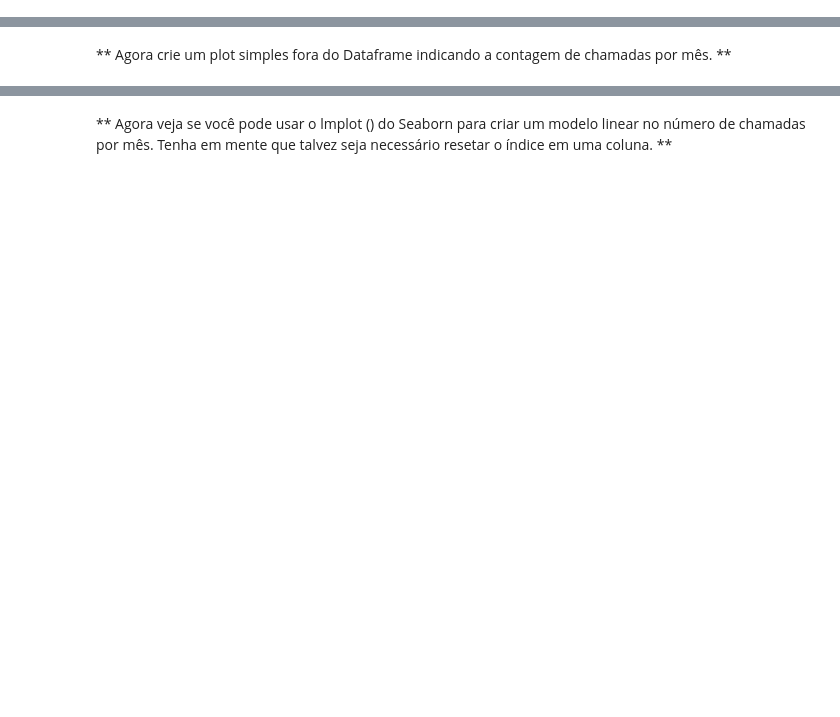
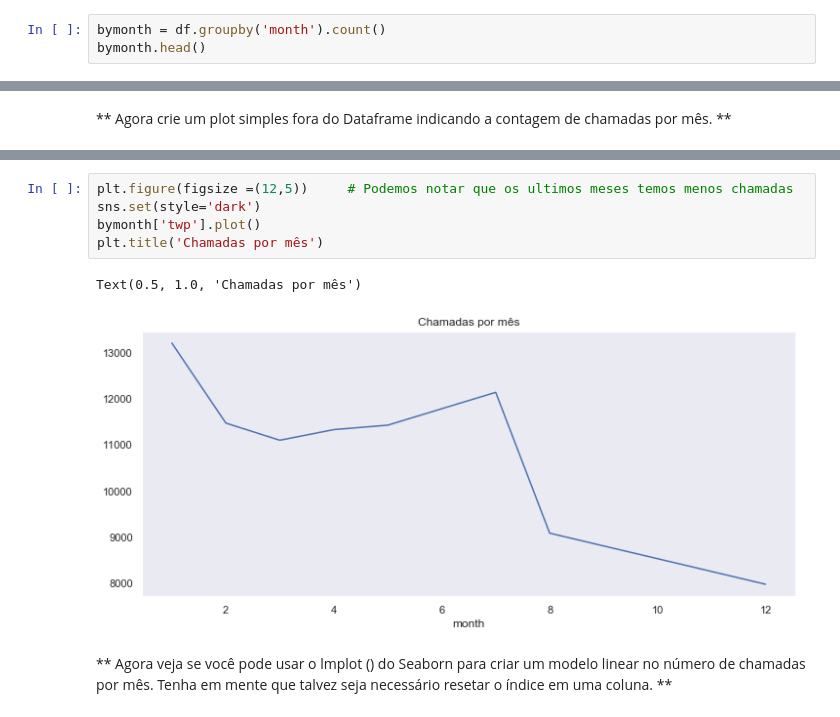
Before and after one commit to NilCordeiro/Analises-Exploratorias, a Jupyter notebook: Projeto de Dados ligação para 911/Projeto - Ligações para o 911.ipynb, the cells around one changed output, grey strips where cells are left out. Drawn from its saved outputs; the diff is of its cells as text; blank space fills up the shorter version.

```diff
--- a/Projeto de Dados ligação para 911/Projeto - Ligações para o 911.ipynb
+++ b/Projeto de Dados ligação para 911/Projeto - Ligações para o 911.ipynb
@@ -204,0 +197,3 @@ _____
+# %%
+bymonth = df.groupby('month').count()
+bymonth.head()
@@ -211,2 +210,10 @@ _____
+# %%
+plt.figure(figsize =(12,5))     # Podemos notar que os ultimos meses temos menos chamadas
+sns.set(style='dark')
+bymonth['twp'].plot()
+plt.title('Chamadas por mês')
+# %% [output]
+Text(0.5, 1.0, 'Chamadas por mês')
+[figure, added]
 # %% [markdown]
 ** Agora veja se você pode usar o lmplot () do Seaborn para criar um modelo linear no número de chamadas por mês. Tenha em mente que talvez seja necessário resetar o índice em uma coluna. **
```
Also changed, not shown: parts of 28 cells of this notebook, 1 other file.
